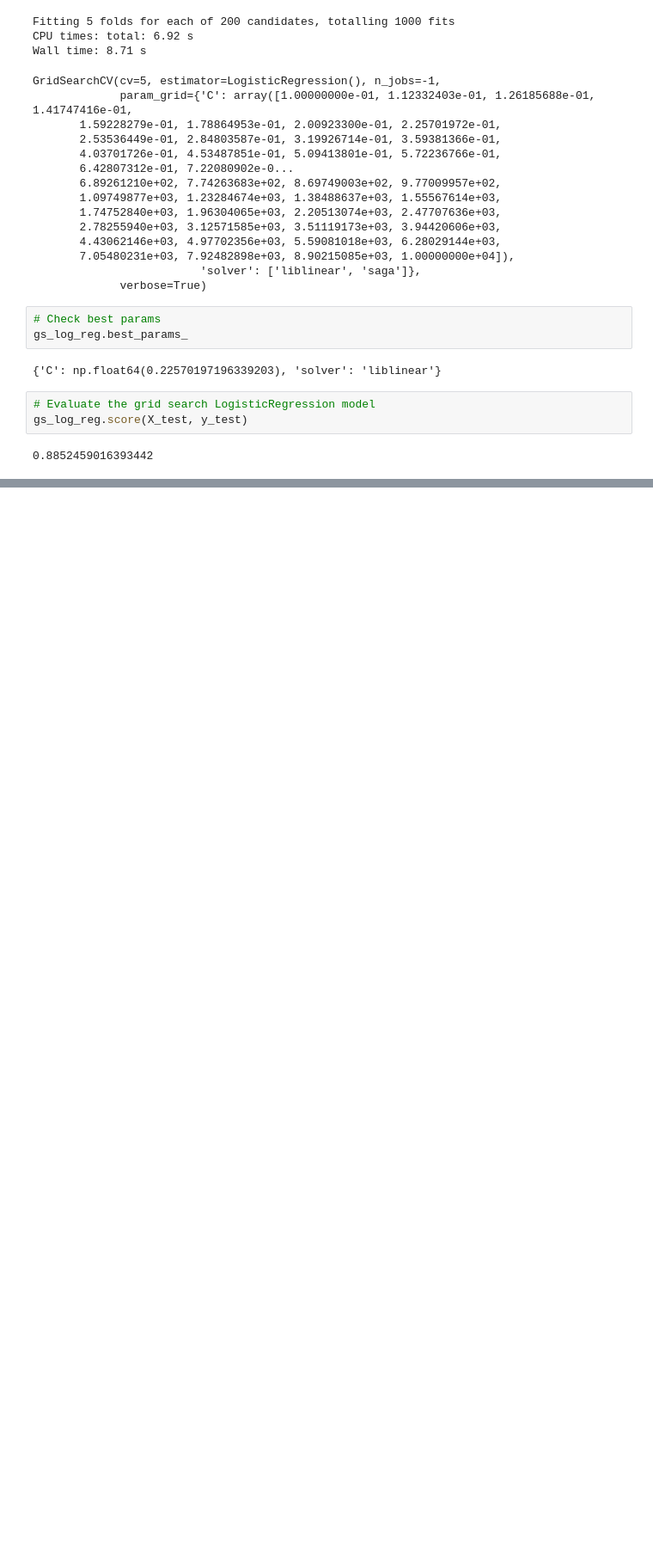
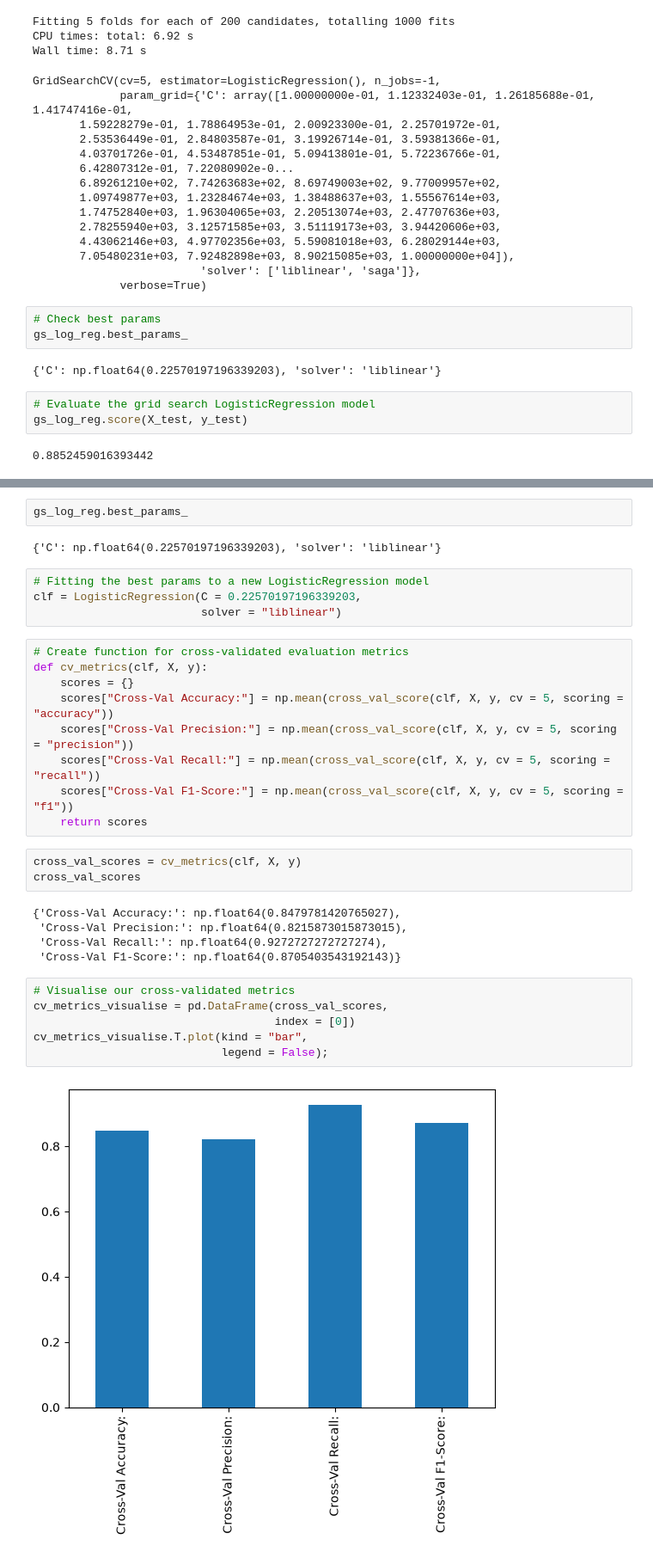
Before and after one commit to Avyayyy/heart-disease-classification, a Jupyter notebook: heart-disease-classification.ipynb, the cells around one changed output, grey strips where cells are left out. Shown at 86% size. Drawn from its saved outputs; the diff is of its cells as text; blank space fills up the shorter version.

Commit message:
Add Final Evaluation Metrics

```diff
--- a/heart-disease-classification.ipynb
+++ b/heart-disease-classification.ipynb
@@ -554,0 +637,33 @@ gs_log_reg.score(X_test, y_test)
+# %%
+gs_log_reg.best_params_
+# %% [output]
+{'C': np.float64(0.22570197196339203), 'solver': 'liblinear'}
+# %%
+# Fitting the best params to a new LogisticRegression model
+clf = LogisticRegression(C = 0.22570197196339203,
+                         solver = "liblinear")
+# %%
+# Create function for cross-validated evaluation metrics
+def cv_metrics(clf, X, y):
+    scores = {}
+    scores["Cross-Val Accuracy:"] = np.mean(cross_val_score(clf, X, y, cv = 5, scoring = "accuracy"))
+    scores["Cross-Val Precision:"] = np.mean(cross_val_score(clf, X, y, cv = 5, scoring = "precision"))
+    scores["Cross-Val Recall:"] = np.mean(cross_val_score(clf, X, y, cv = 5, scoring = "recall"))
+    scores["Cross-Val F1-Score:"] = np.mean(cross_val_score(clf, X, y, cv = 5, scoring = "f1"))
+    return scores
+# %%
+cross_val_scores = cv_metrics(clf, X, y)
+cross_val_scores
+# %% [output]
+{'Cross-Val Accuracy:': np.float64(0.8479781420765027),
+ 'Cross-Val Precision:': np.float64(0.8215873015873015),
+ 'Cross-Val Recall:': np.float64(0.9272727272727274),
+ 'Cross-Val F1-Score:': np.float64(0.8705403543192143)}
+# %%
+# Visualise our cross-validated metrics
+cv_metrics_visualise = pd.DataFrame(cross_val_scores,
+                                    index = [0])
+cv_metrics_visualise.T.plot(kind = "bar",
+                            legend = False);
+# %% [output]
+[figure, added]
```
Also changed, not shown: parts of 12 cells of this notebook.
